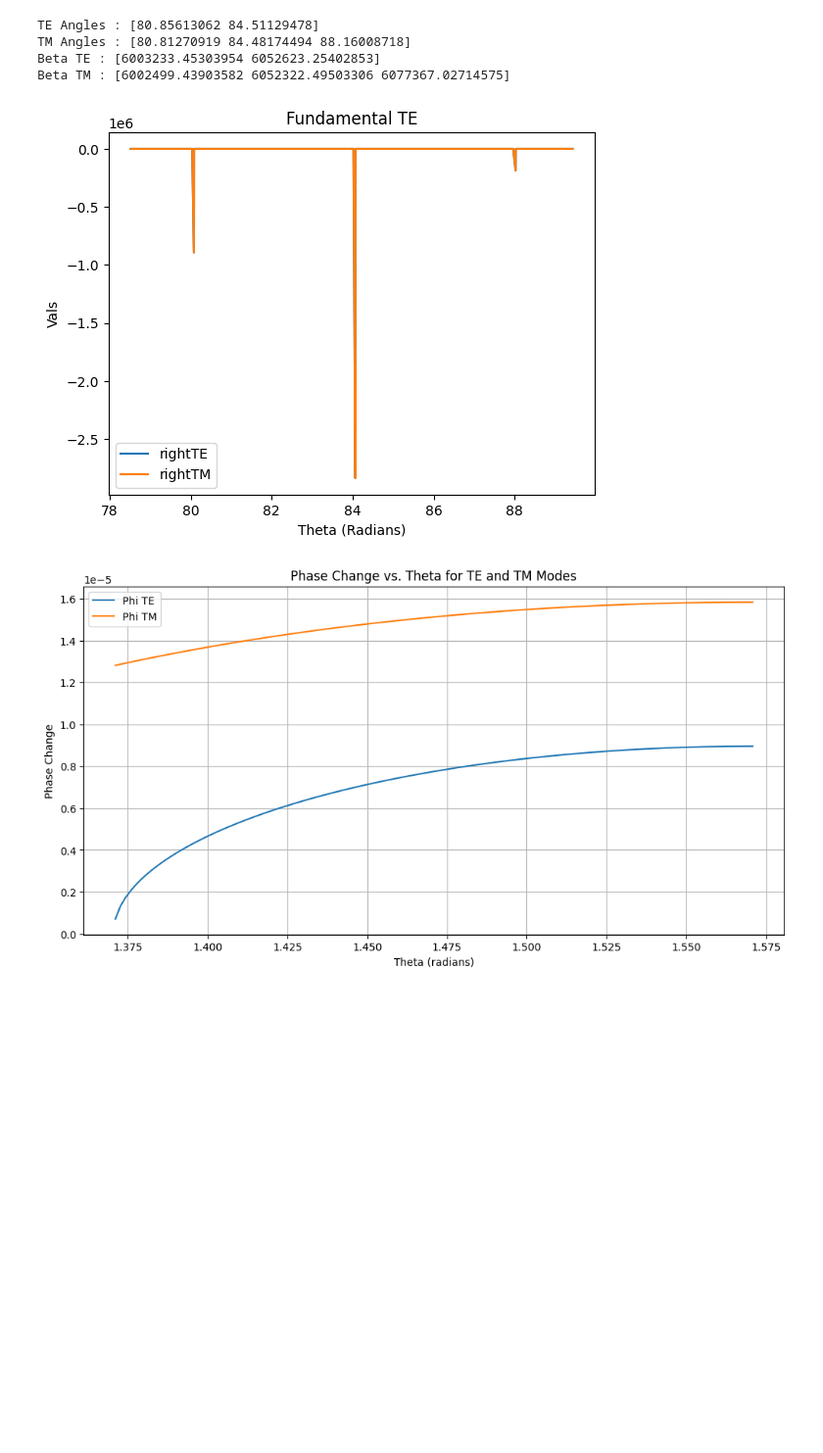
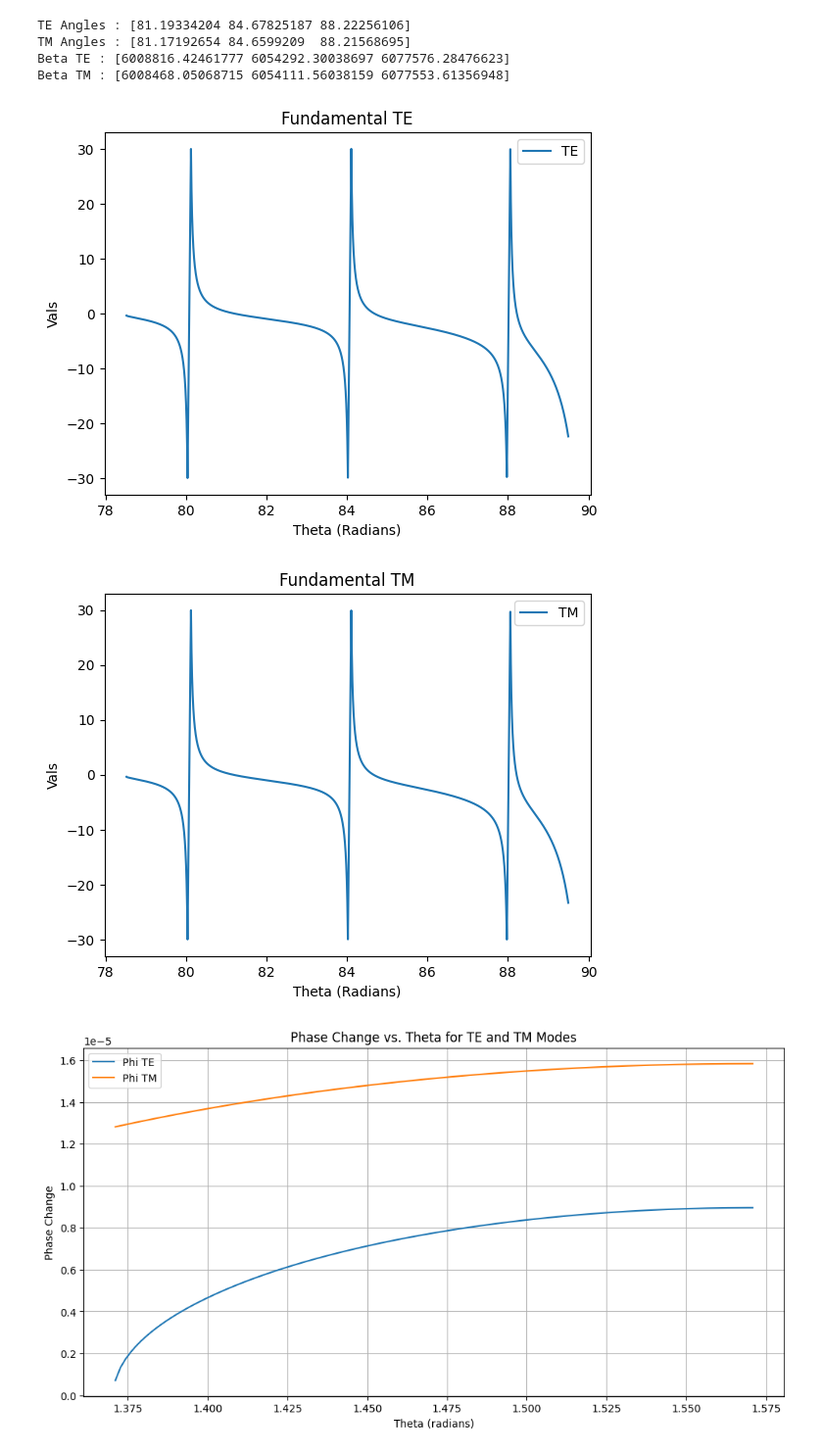
Before and after one commit to MrDNAlex/NE-345-Photonics, a Jupyter notebook: Assignment 2/Q1.ipynb, the cells around one changed output. Shown: that part at 98% size. Cells and saved outputs as stored; diff of their text form; code cells hidden in the pictures; blank space fills up the shorter version.

```diff
--- a/Assignment 2/Q1.ipynb
+++ b/Assignment 2/Q1.ipynb
@@ -6,33 +6,32 @@ n1 = 1.5
 n2 = 1.47
 coreThickness = 15 * 10**(-6)
 wavelength = 1.55 * 10**(-6)
-normalizedThickness = ((coreThickness * np.pi)/wavelength)*np.sqrt(n1**2 - n2**2)
+#normalizedThickness = ((coreThickness * np.pi)/wavelength)*np.sqrt(n1**2 - n2**2)
 k = (2 * np.pi)/wavelength
 criticalAngle = np.arcsin(n2/n1)
-thetas = np.linspace(criticalAngle, 89.5, 10000000)
-thetas = (thetas * np.pi)/180
+thetas = np.linspace(criticalAngle, 89.5, 1000000)
+inv180 = 1/180
+thetas = (thetas * np.pi) * inv180
+n2overn1 = n2/n1
 
-def RightSideTE (thetaRad):
-    refracFrac = (n2 / n1)**2
-    top = np.sqrt(np.sin(thetaRad)**2 - refracFrac**2)
+
+def TE (thetaRad):
+    left = np.tan(0.5*(k * n1 * coreThickness * np.cos(thetaRad)))
+    top = np.sqrt(np.sin(thetaRad)**2 - (n2overn1)**2)
     bottom = np.cos(thetaRad)
-    return (top/bottom)
+    return left - (top/bottom)
 
-def RightSideTM (thetaRad):
-    refracFrac = (n2 / n1)**2
-    top = np.sqrt(np.sin(thetaRad)**2 - refracFrac**2)
-    bottom = np.cos(thetaRad) * refracFrac**2
-    return (top/bottom)
+def TM (thetaRad):
+    left = np.tan(0.5*(k * n1 * coreThickness * np.cos(thetaRad)))
+    top = np.sqrt(np.sin(thetaRad)**2 - (n2overn1)**2)
+    bottom = np.cos(thetaRad) * (n2overn1)**2
+    return left - (top/bottom)
 
-def LeftSide (thetaRad):
-    cosVal = np.cos(thetaRad)
-    t1 = k * n1*coreThickness*cosVal
-    return np.tan(0.5 * (t1 - 0*np.pi))
 
 def Simplify (y, x):
     Angles = []
     for i in range(len(x)):
-        if (abs(y[i]) < 10**(-4)):
+        if (abs(y[i]) < 10**(-2)):
 
             skip = False
             for e in Angles:
@@ -49,54 +48,67 @@ def Simplify (y, x):
 
 TEs = []
 TMs = []
-left = []
 xVals = []
 
+
 for i in thetas:
-    rightSideTE = RightSideTE(i)
 
-    if (i < criticalAngle):
+    if i < criticalAngle:
         continue
 
-    if (RightSideTM(i)-LeftSide(i) > 30):
+    tm = TM(i)
+    te = TE(i)
+
+    if (abs(tm) > 30):
         continue
 
-    if (RightSideTE(i)-LeftSide(i) > 30):
+    if (abs(te) > 30):
         continue
 
-    TMs.append(RightSideTM(i)-LeftSide(i))
-    TEs.append(RightSideTE(i)-LeftSide(i))
-    left.append(LeftSide(i))
+    TMs.append(tm)
+    TEs.append(te)
     xVals.append(i)
+
 
 TEAngles = Simplify(TEs, xVals)
 TMAngles = Simplify(TMs, xVals)
 
 BetaTE = k * n1 * np.sin(TEAngles)
 BetaTM = k * n1 * np.sin(TMAngles)
 
 xVals = (np.array(xVals) * 180)/np.pi
 TEAngles = (np.array(TEAngles) * 180)/np.pi
 TMAngles = (np.array(TMAngles) * 180)/np.pi
 
 print(f"TE Angles : {TEAngles}")
 print(f"TM Angles : {TMAngles}")
 print(f"Beta TE : {BetaTE}")
 print(f"Beta TM : {BetaTM}")
 
+# First Graph for TE
+plt.figure()  # Create a new figure
 plt.title("Fundamental TE")
-plt.plot(xVals, TEs,label="rightTE")
-plt.plot(xVals, TMs,label="rightTM")
+plt.plot(xVals, TEs, label="TE")
 plt.xlabel("Theta (Radians)")
 plt.ylabel("Vals")
 plt.legend()
 plt.show()
+
+# Second Graph for TM
+plt.figure()  # Create a new figure
+plt.title("Fundamental TM")
+plt.plot(xVals, TMs, label="TM")
+plt.xlabel("Theta (Radians)")
+plt.ylabel("Vals")
+plt.legend()
+plt.show()
 # %% [output]
-TE Angles : [80.85613062 84.51129478]
-TM Angles : [80.81270919 84.48174494 88.16008718]
-Beta TE : [6003233.45303954 6052623.25402853]
-Beta TM : [6002499.43903582 6052322.49503306 6077367.02714575]
+TE Angles : [81.19334204 84.67825187 88.22256106]
+TM Angles : [81.17192654 84.6599209  88.21568695]
+Beta TE : [6008816.42461777 6054292.30038697 6077576.28476623]
+Beta TM : [6008468.05068715 6054111.56038159 6077553.61356948]
-[figure, old version]
+[figure, new version]
+[figure, added]
 # %%
 import numpy as np
 import matplotlib.pyplot as plt
```
